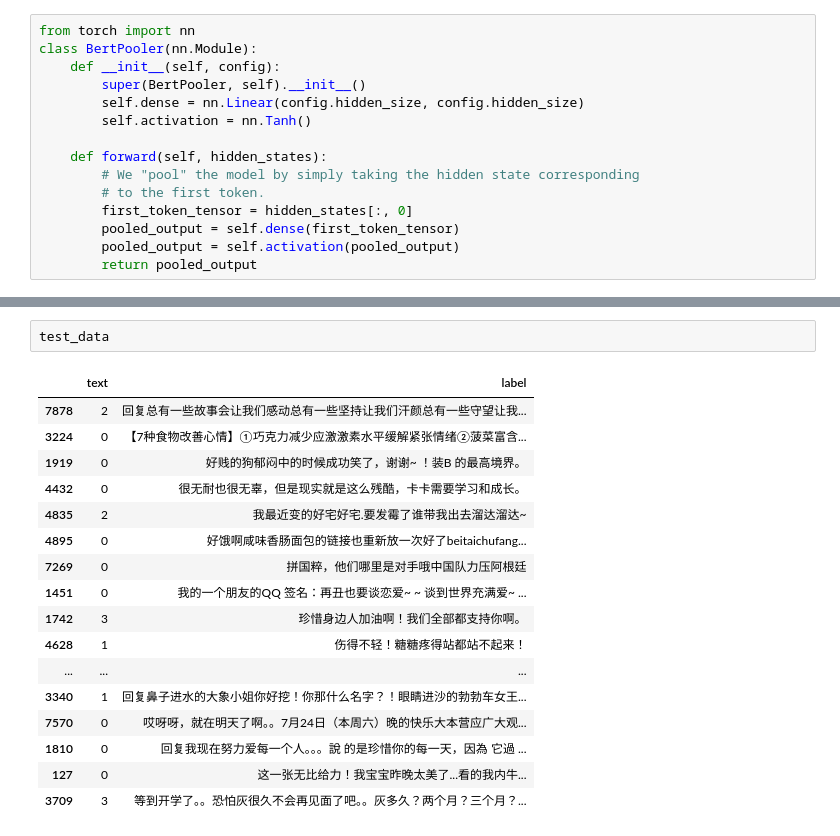
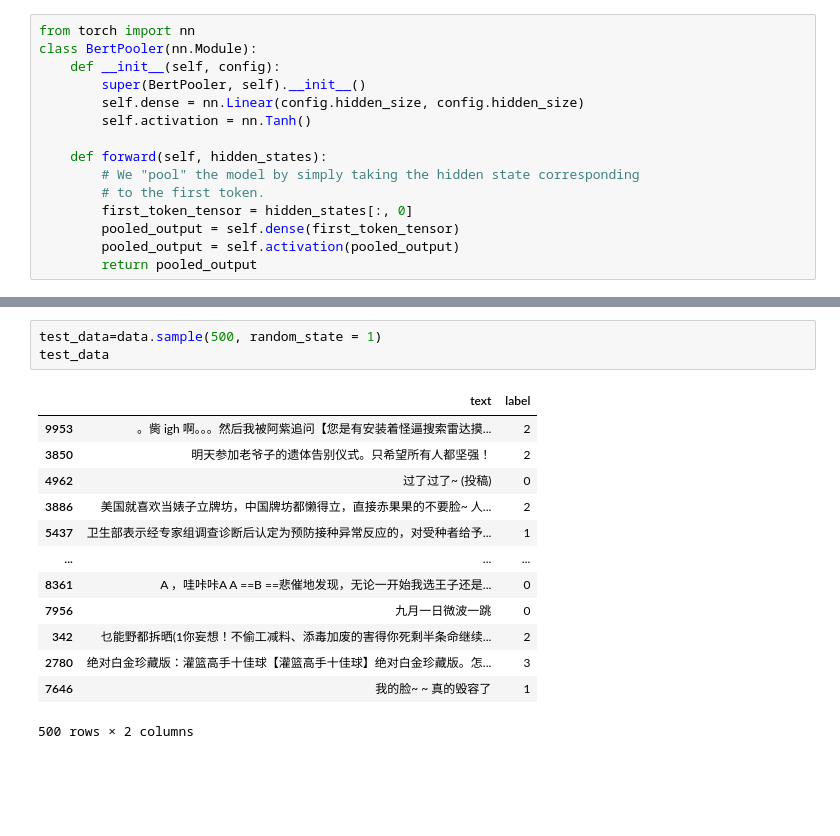
Before and after one commit to jinfeijoy/NLP, a Jupyter notebook: recomend_system/Chinese/chinese_bert_classification.ipynb, the cells around one changed output, grey strips where cells are left out. Saved outputs shown, nothing was run; the diff lists cells and outputs as text; blank space fills up the shorter version.

```diff
--- a/recomend_system/Chinese/chinese_bert_classification.ipynb
+++ b/recomend_system/Chinese/chinese_bert_classification.ipynb
@@ -254,21 +316,18 @@ plt.show()
-# %%
-test_data
-# %% [output]
-|  | text | label |
-| 7878 | 2 | 回复总有一些故事会让我们感动总有一些坚持让我们汗颜总有一些守望让我... |
-| 3224 | 0 | 【7种食物改善心情】①巧克力减少应激激素水平缓解紧张情绪②菠菜富含... |
-| 1919 | 0 | 好贱的狗郁闷中的时候成功笑了，谢谢~ ！装B 的最高境界。 |
-| 4432 | 0 | 很无耐也很无辜，但是现实就是这么残酷，卡卡需要学习和成长。 |
-| 4835 | 2 | 我最近变的好宅好宅.要发霉了谁带我出去溜达溜达~ |
-| 4895 | 0 | 好饿啊咸味香肠面包的链接也重新放一次好了beitaichufang... |
-| 7269 | 0 | 拼国粹，他们哪里是对手哦中国队力压阿根廷 |
-| 1451 | 0 | 我的一个朋友的QQ 签名：再丑也要谈恋爱~ ~ 谈到世界充满爱~ ... |
-| 1742 | 3 | 珍惜身边人加油啊！我们全部都支持你啊。 |
-| 4628 | 1 | 伤得不轻！糖糖疼得站都站不起来！ |
-| ... | ... | ... |
-| 3340 | 1 | 回复鼻子进水的大象小姐你好挖！你那什么名字？！眼睛进沙的勃勃车女王... |
-| 7570 | 0 | 哎呀呀，就在明天了啊。。7月24日（本周六）晚的快乐大本营应广大观... |
-| 1810 | 0 | 回复我现在努力爱每一个人。。。說 的是珍惜你的每一天，因為 它過 ... |
-| 127 | 0 | 这一张无比给力！我宝宝昨晚太美了...看的我内牛... |
-| 3709 | 3 | 等到开学了。。恐怕灰很久不会再见面了吧。。灰多久？两个月？三个月？... |
+# %%
+test_data=data.sample(500, random_state = 1)
+test_data
+# %% [output]
+|  | text | label |
+| 9953 | 。胔 igh 啊。。。然后我被阿紫追问【您是有安装着怪逼搜索雷达摸... | 2 |
+| 3850 | 明天参加老爷子的遗体告别仪式。只希望所有人都坚强！ | 2 |
+| 4962 | 过了过了~ (投稿) | 0 |
+| 3886 | 美国就喜欢当婊子立牌坊，中国牌坊都懒得立，直接赤果果的不要脸~ 人... | 2 |
+| 5437 | 卫生部表示经专家组调查诊断后认定为预防接种异常反应的，对受种者给予... | 1 |
+| ... | ... | ... |
+| 8361 | A ，哇咔咔A A ==B ==悲催地发现，无论一开始我选王子还是... | 0 |
+| 7956 | 九月一日微波一跳 | 0 |
+| 342 | 乜能野都拆晒(1你妄想！不偷工减料、添毒加废的害得你死剩半条命继续... | 2 |
+| 2780 | 绝对白金珍藏版：灌篮高手十佳球【灌篮高手十佳球】绝对白金珍藏版。怎... | 3 |
+| 7646 | 我的脸~ ~ 真的毁容了 | 1 |
+500 rows × 2 columns
 # %%
```
Also changed, not shown: parts of 11 cells of this notebook, 1 other file.
